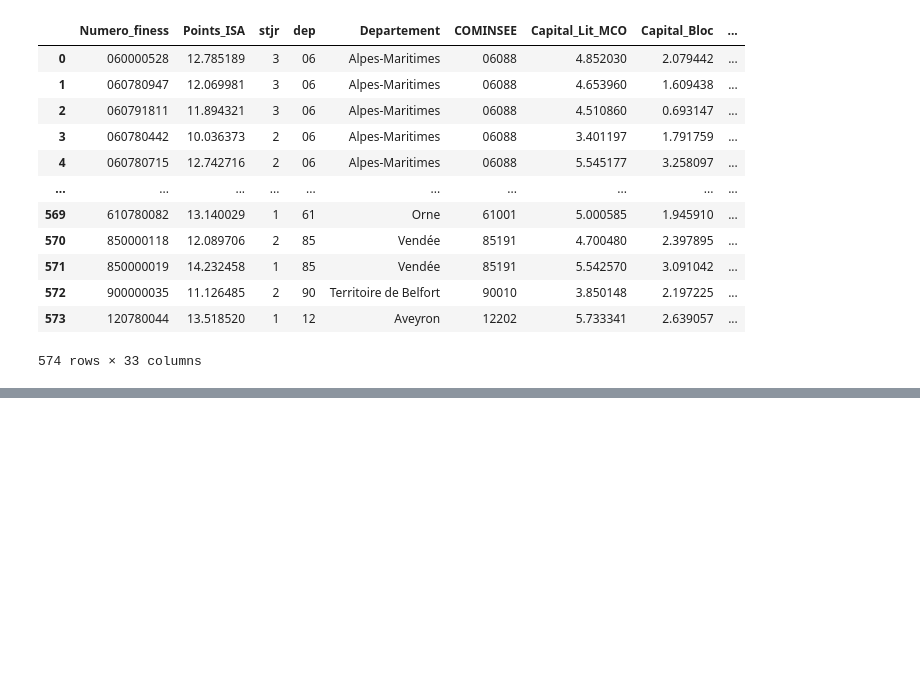
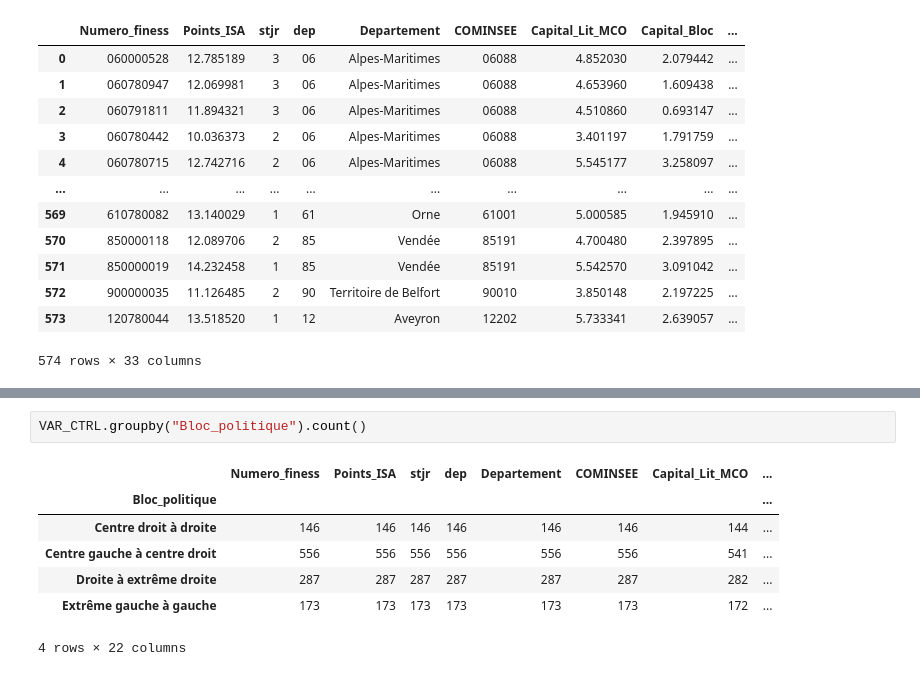
Before and after one commit to VincianeDesbois/Hopitaux_Production, a Jupyter notebook: Effet_richesse_dep.ipynb, the cells around one changed output, grey strips where cells are left out. Saved outputs shown, nothing was run; the diff lists cells and outputs as text; blank space fills up the shorter version.

```diff
--- a/Effet_richesse_dep.ipynb
+++ b/Effet_richesse_dep.ipynb
@@ -741,0 +797,10 @@ strong multicollinearity problems or that the design matrix is singular.
+# %%
+VAR_CTRL.groupby("Bloc_politique").count()
+# %% [output]
+|  | Numero_finess | Points_ISA | stjr | dep | Departement | COMINSEE | Capital_Lit_MCO | ... |
+| Bloc_politique |  |  |  |  |  |  |  | ... |
+| Centre droit à droite | 146 | 146 | 146 | 146 | 146 | 146 | 144 | ... |
+| Centre gauche à centre droit | 556 | 556 | 556 | 556 | 556 | 556 | 541 | ... |
+| Droite à extrême droite | 287 | 287 | 287 | 287 | 287 | 287 | 282 | ... |
+| Extrême gauche à gauche | 173 | 173 | 173 | 173 | 173 | 173 | 172 | ... |
+4 rows × 22 columns
```
Also changed, not shown: parts of 33 cells of this notebook.
